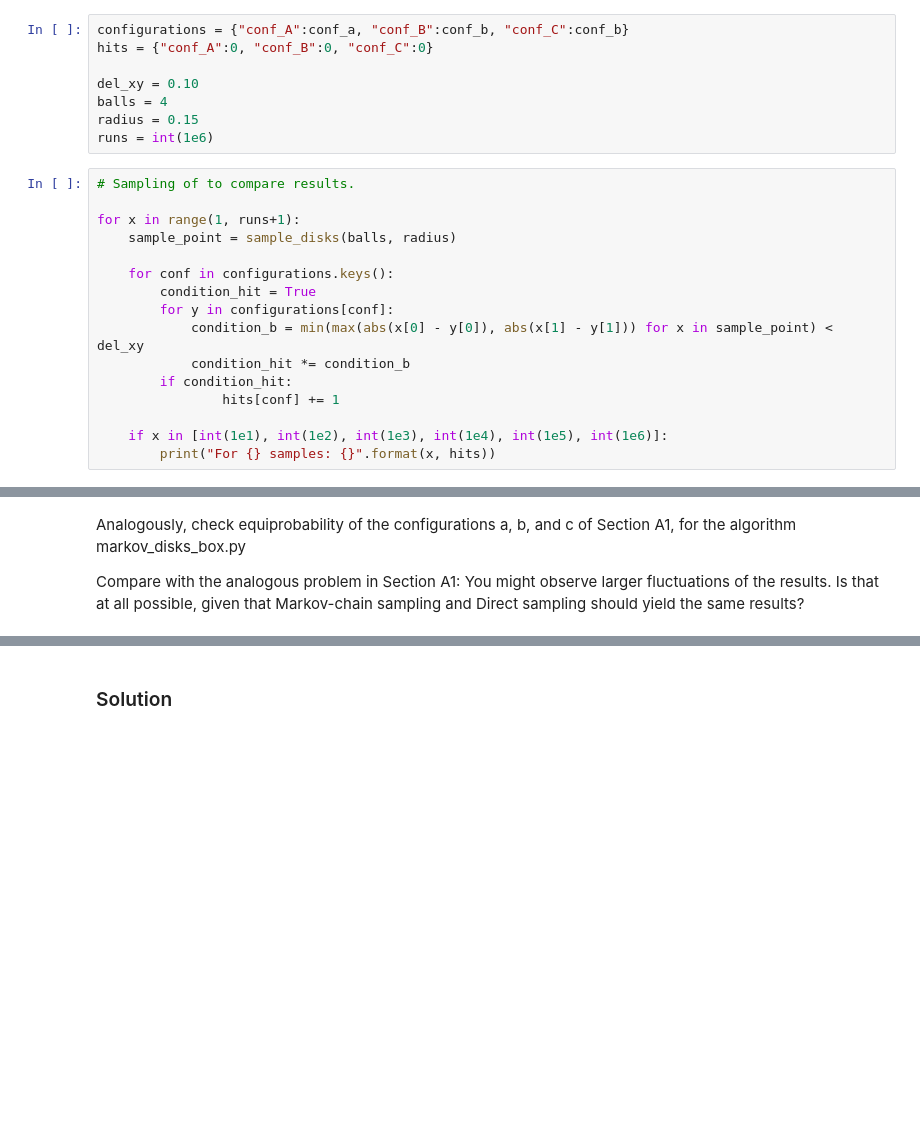
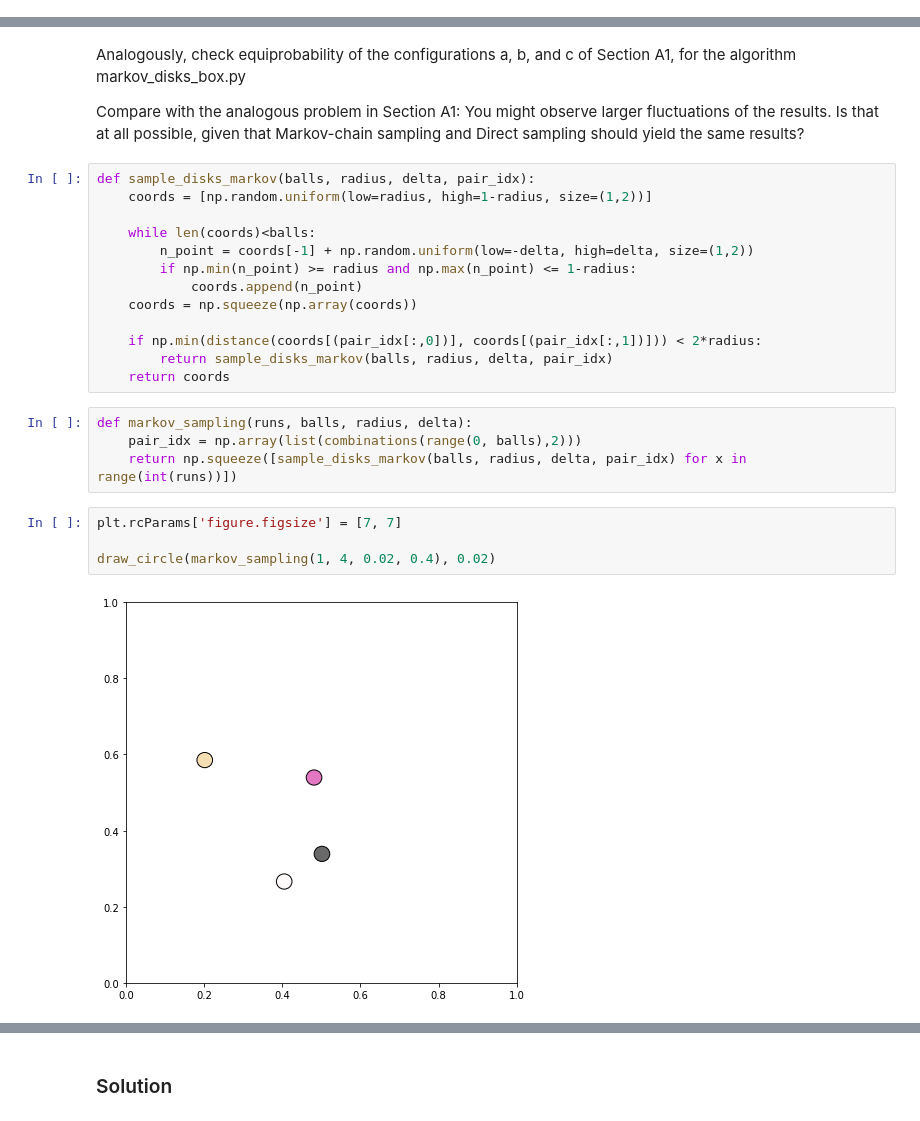
Before and after one commit to itsayushthada/Statistical-Mechanics, a Jupyter notebook: Week02/Assignment.ipynb, the cells around one changed output, grey strips where cells are left out. Cells and saved outputs as stored; diff of their text form; blank space fills up the shorter version.

```diff
--- a/Week02/Assignment.ipynb
+++ b/Week02/Assignment.ipynb
@@ -65,27 +135,3 @@ for x in range(1, runs+1):
-# %%
-configurations = {"conf_A":conf_a, "conf_B":conf_b, "conf_C":conf_b}
-hits = {"conf_A":0, "conf_B":0, "conf_C":0}
-
-del_xy = 0.10
-balls = 4
-radius = 0.15
-runs = int(1e6)
-# %%
-# Sampling of to compare results.
-
-for x in range(1, runs+1):
-    sample_point = sample_disks(balls, radius)
-
-    for conf in configurations.keys():
-        condition_hit = True
-        for y in configurations[conf]:
-            condition_b = min(max(abs(x[0] - y[0]), abs(x[1] - y[1])) for x in sample_point) < del_xy
-            condition_hit *= condition_b
-        if condition_hit:
-                hits[conf] += 1
-
-    if x in [int(1e1), int(1e2), int(1e3), int(1e4), int(1e5), int(1e6)]:
-        print("For {} samples: {}".format(x, hits))
 # %% [markdown]
 Here all the points are configuration ie. each 8-dimensional points are sampled independently. But due to that sometime, such configurations are sampled which violates the overlapping constraints, but those configurations are rejected and the point is resampled until it doesn't violate the constraints.
 If the sampling was done as a chain, only the sampling os seed would be independent and the rest of the points will be conditioned on that first point and the probability of the sample will not be equiprobable each participant of the set of all possible configuration.
@@ -95,3 +143,26 @@ If the sampling was done as a chain, only the sampling os seed would be independ
 Analogously, check equiprobability of the configurations a, b, and c of Section A1, for the algorithm markov_disks_box.py
 
 Compare with the analogous problem in Section A1: You might observe larger fluctuations of the results. Is that at all possible, given that Markov-chain sampling and Direct sampling should yield the same results?
+# %%
+def sample_disks_markov(balls, radius, delta, pair_idx):
+    coords = [np.random.uniform(low=radius, high=1-radius, size=(1,2))]
+
+    while len(coords)<balls:
+        n_point = coords[-1] + np.random.uniform(low=-delta, high=delta, size=(1,2))
+        if np.min(n_point) >= radius and np.max(n_point) <= 1-radius:
+            coords.append(n_point)
+    coords = np.squeeze(np.array(coords))
+
+    if np.min(distance(coords[(pair_idx[:,0])], coords[(pair_idx[:,1])])) < 2*radius:
+        return sample_disks_markov(balls, radius, delta, pair_idx)
+    return coords
+# %%
+def markov_sampling(runs, balls, radius, delta):
+    pair_idx = np.array(list(combinations(range(0, balls),2)))
+    return np.squeeze([sample_disks_markov(balls, radius, delta, pair_idx) for x in range(int(runs))])
+# %%
+plt.rcParams['figure.figsize'] = [7, 7]
+
+draw_circle(markov_sampling(1, 4, 0.02, 0.4), 0.02)
+# %% [output]
+[figure, added]
```
Also changed, not shown: parts of 64 cells of this notebook.
